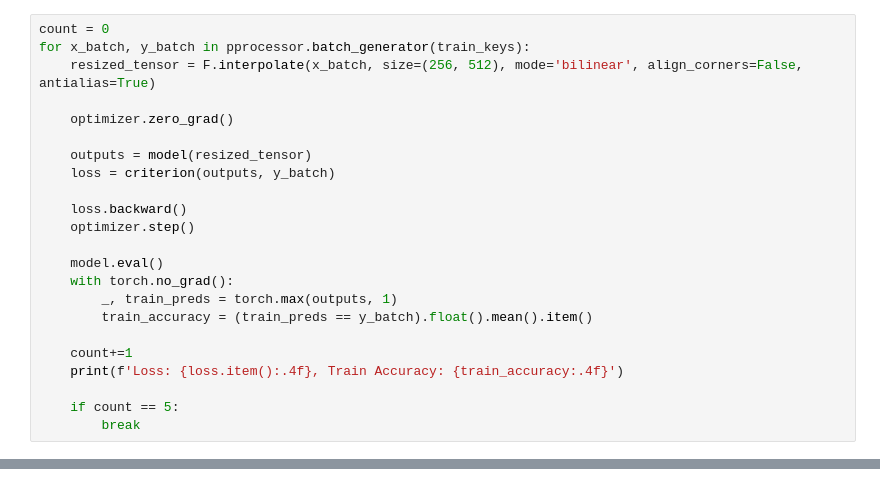
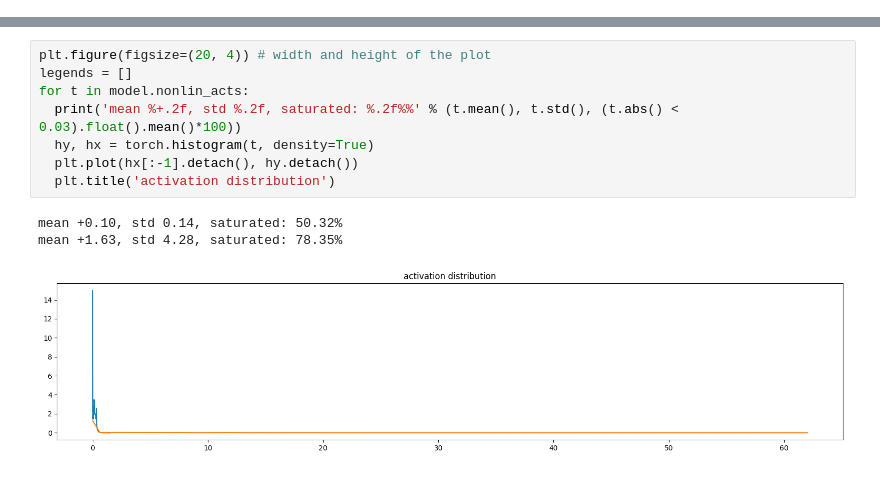
Before and after one commit to cemrtkn/FFT_recommendation, a Jupyter notebook: src/full_spectrogram/main.ipynb, the cells around one changed output, grey strips where cells are left out. Saved outputs shown, nothing was run; the diff lists cells and outputs as text.

```diff
--- a/src/full_spectrogram/main.ipynb
+++ b/src/full_spectrogram/main.ipynb
@@ -81,23 +112,0 @@ pprocessor.setup_pipeline(scaler_type="normalizer",load_model=True)
-# %%
-count = 0
-for x_batch, y_batch in pprocessor.batch_generator(train_keys):
-    resized_tensor = F.interpolate(x_batch, size=(256, 512), mode='bilinear', align_corners=False, antialias=True)
-
-    optimizer.zero_grad()
-
-    outputs = model(resized_tensor)
-    loss = criterion(outputs, y_batch)
-
-    loss.backward()
-    optimizer.step()
-
-    model.eval()
-    with torch.no_grad():
-        _, train_preds = torch.max(outputs, 1)
-        train_accuracy = (train_preds == y_batch).float().mean().item()
-
-    count+=1
-    print(f'Loss: {loss.item():.4f}, Train Accuracy: {train_accuracy:.4f}')
-
-    if count == 5:
-        break
@@ -131,0 +224,12 @@ weight       (8,) | mean +0.000000 | std 7.248520e-02 | grad:data ratio 1.116038
+# %%
+plt.figure(figsize=(20, 4)) # width and height of the plot
+legends = []
+for t in model.nonlin_acts:
+  print('mean %+.2f, std %.2f, saturated: %.2f%%' % (t.mean(), t.std(), (t.abs() < 0.03).float().mean()*100))
+  hy, hx = torch.histogram(t, density=True)
+  plt.plot(hx[:-1].detach(), hy.detach())
+  plt.title('activation distribution')
+# %% [output]
+mean +0.10, std 0.14, saturated: 50.32%
+mean +1.63, std 4.28, saturated: 78.35%
+[figure, added]
```
Also changed, not shown: parts of 13 cells of this notebook, 5 other files.
